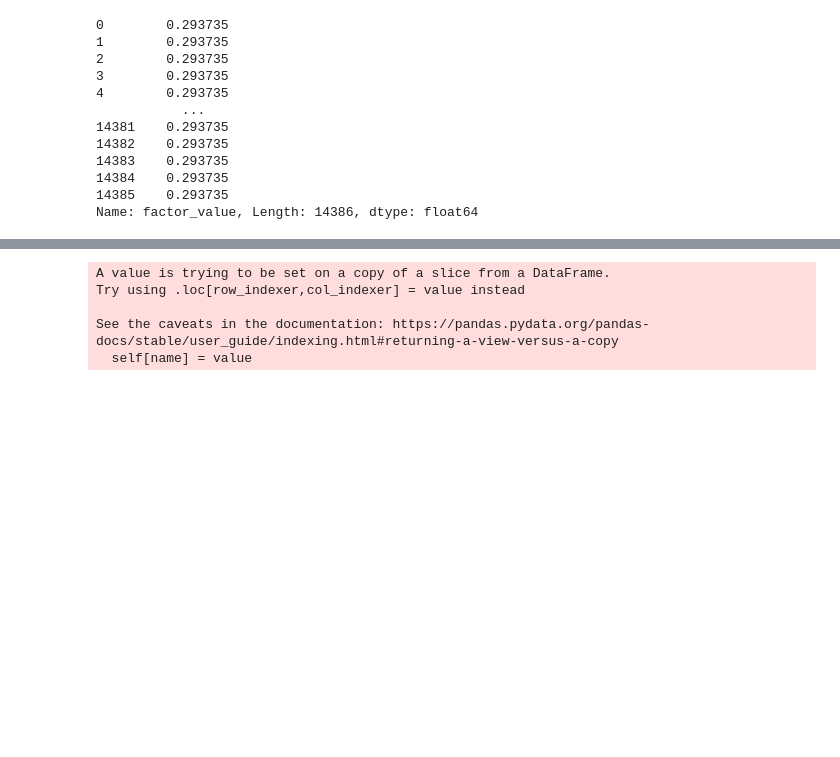
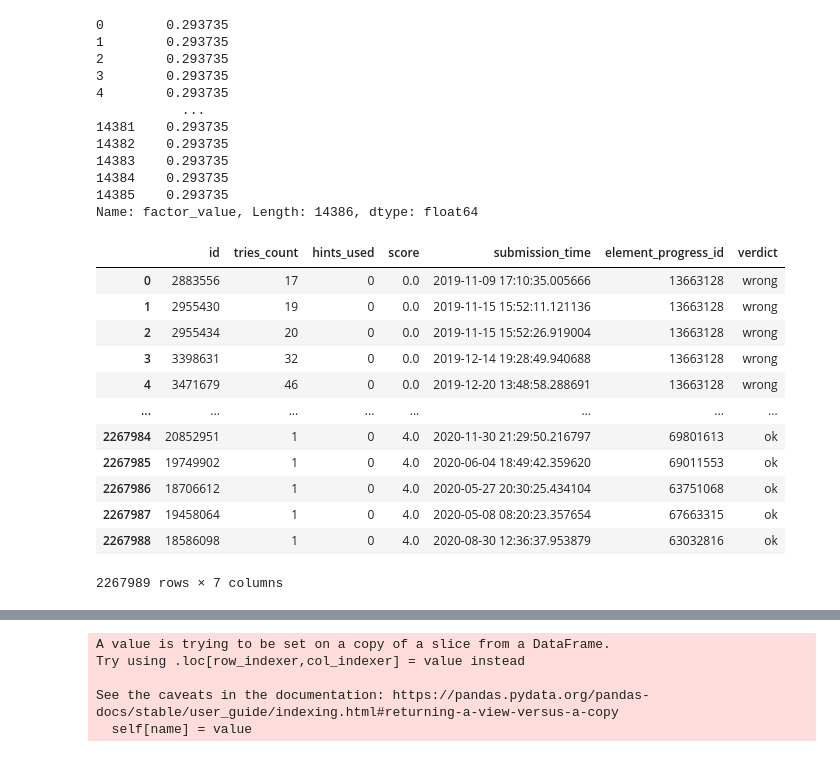
Before and after one commit to Uhbifg/sirius_2021_metric, a Jupyter notebook: data_explore.ipynb, the cells around one changed output, grey strips where cells are left out. Cells and saved outputs as stored; diff of their text form; code cells hidden in the pictures; blank space fills up the shorter version.

```diff
--- a/data_explore.ipynb
+++ b/data_explore.ipynb
@@ -345,2 +336,18 @@ df.loc[df.factor_value >= 1134, "encoded_value"] = 3
+# %%
+sol_log
+# %% [output]
+|  | id | tries_count | hints_used | score | submission_time | element_progress_id | verdict |
+| 0 | 2883556 | 17 | 0 | 0.0 | 2019-11-09 17:10:35.005666 | 13663128 | wrong |
+| 1 | 2955430 | 19 | 0 | 0.0 | 2019-11-15 15:52:11.121136 | 13663128 | wrong |
+| 2 | 2955434 | 20 | 0 | 0.0 | 2019-11-15 15:52:26.919004 | 13663128 | wrong |
+| 3 | 3398631 | 32 | 0 | 0.0 | 2019-12-14 19:28:49.940688 | 13663128 | wrong |
+| 4 | 3471679 | 46 | 0 | 0.0 | 2019-12-20 13:48:58.288691 | 13663128 | wrong |
+| ... | ... | ... | ... | ... | ... | ... | ... |
+| 2267984 | 20852951 | 1 | 0 | 4.0 | 2020-11-30 21:29:50.216797 | 69801613 | ok |
+| 2267985 | 19749902 | 1 | 0 | 4.0 | 2020-06-04 18:49:42.359620 | 69011553 | ok |
+| 2267986 | 18706612 | 1 | 0 | 4.0 | 2020-05-27 20:30:25.434104 | 63751068 | ok |
+| 2267987 | 19458064 | 1 | 0 | 4.0 | 2020-05-08 08:20:23.357654 | 67663315 | ok |
+| 2267988 | 18586098 | 1 | 0 | 4.0 | 2020-08-30 12:36:37.953879 | 63032816 | ok |
+2267989 rows × 7 columns
 # %%
 # %% [output]
```
Also changed, not shown: parts of 8 cells of this notebook.
